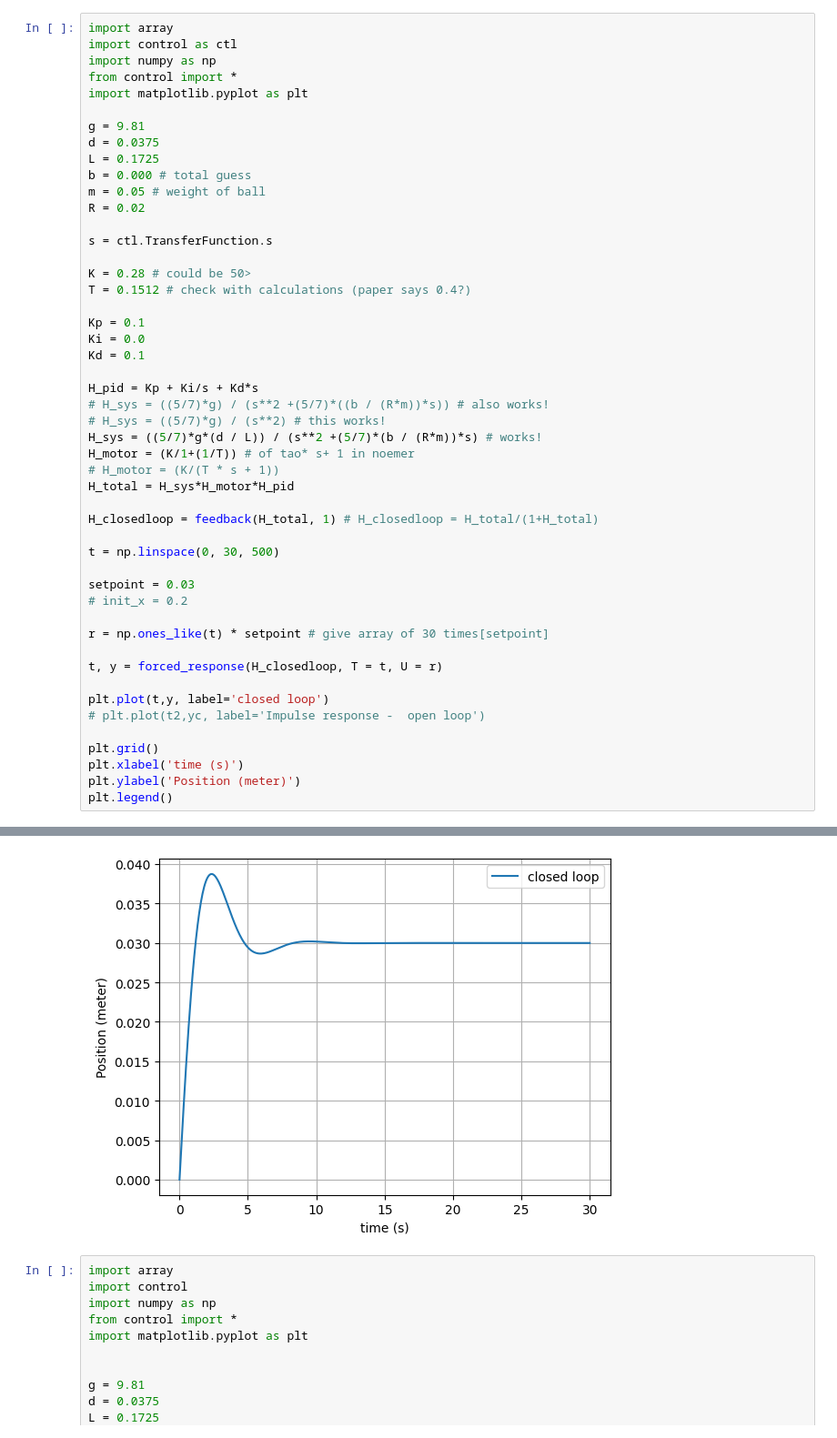
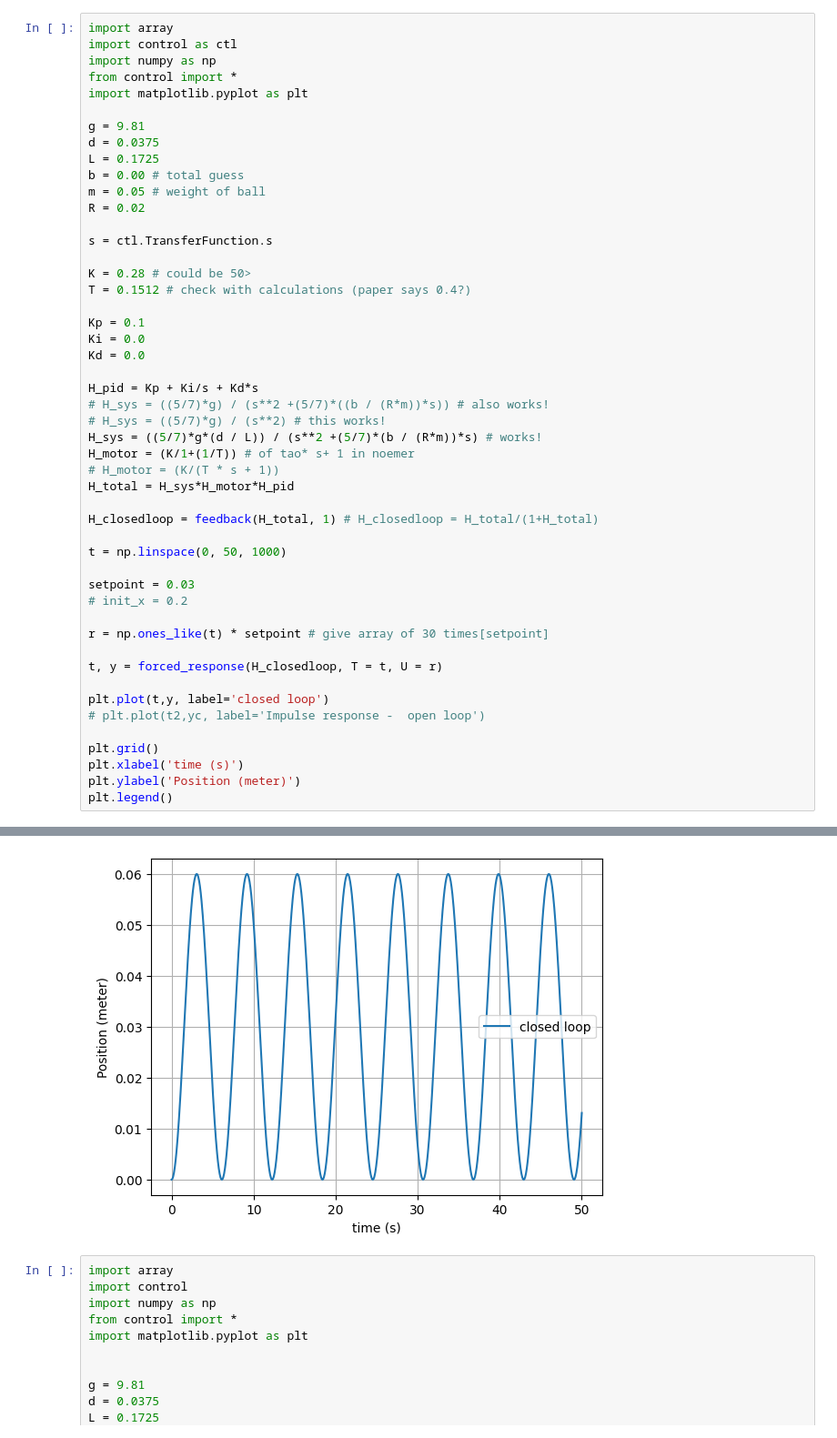
Before and after one commit to TijnAltenaAO/python-modeling, a Jupyter notebook: controlsystemsmodeling.ipynb, the cells around one changed output, grey strips where cells are left out. Shown at 91% size. Drawn from its saved outputs; the diff is of its cells as text.

```diff
--- a/controlsystemsmodeling.ipynb
+++ b/controlsystemsmodeling.ipynb
@@ -8,7 +8,7 @@ import matplotlib.pyplot as plt
 g = 9.81
 d = 0.0375
 L = 0.1725
-b = 0.000 # total guess
+b = 0.00 # total guess
 m = 0.05 # weight of ball
 R = 0.02
 
@@ -19,37 +19,37 @@ T = 0.1512 # check with calculations (paper says 0.4?)
 
 Kp = 0.1
 Ki = 0.0
-Kd = 0.1
+Kd = 0.0
 
 H_pid = Kp + Ki/s + Kd*s
 # H_sys = ((5/7)*g) / (s**2 +(5/7)*((b / (R*m))*s)) # also works!
 # H_sys = ((5/7)*g) / (s**2) # this works!
 H_sys = ((5/7)*g*(d / L)) / (s**2 +(5/7)*(b / (R*m))*s) # works!
 H_motor = (K/1+(1/T)) # of tao* s+ 1 in noemer
 # H_motor = (K/(T * s + 1))
 H_total = H_sys*H_motor*H_pid
 
 H_closedloop = feedback(H_total, 1) # H_closedloop = H_total/(1+H_total)
 
-t = np.linspace(0, 30, 500)
+t = np.linspace(0, 50, 1000)
 
 setpoint = 0.03
 # init_x = 0.2
 
 r = np.ones_like(t) * setpoint # give array of 30 times[setpoint]
 
 t, y = forced_response(H_closedloop, T = t, U = r)
 
 plt.plot(t,y, label='closed loop')
 # plt.plot(t2,yc, label='Impulse response -  open loop')
 
 plt.grid()
 plt.xlabel('time (s)')
 plt.ylabel('Position (meter)')
 plt.legend()
 # %% [output]
 <matplotlib.legend.Legend at 0x...>
-[figure, old version]
+[figure, new version]
 # %%
 import array
 import control
```
